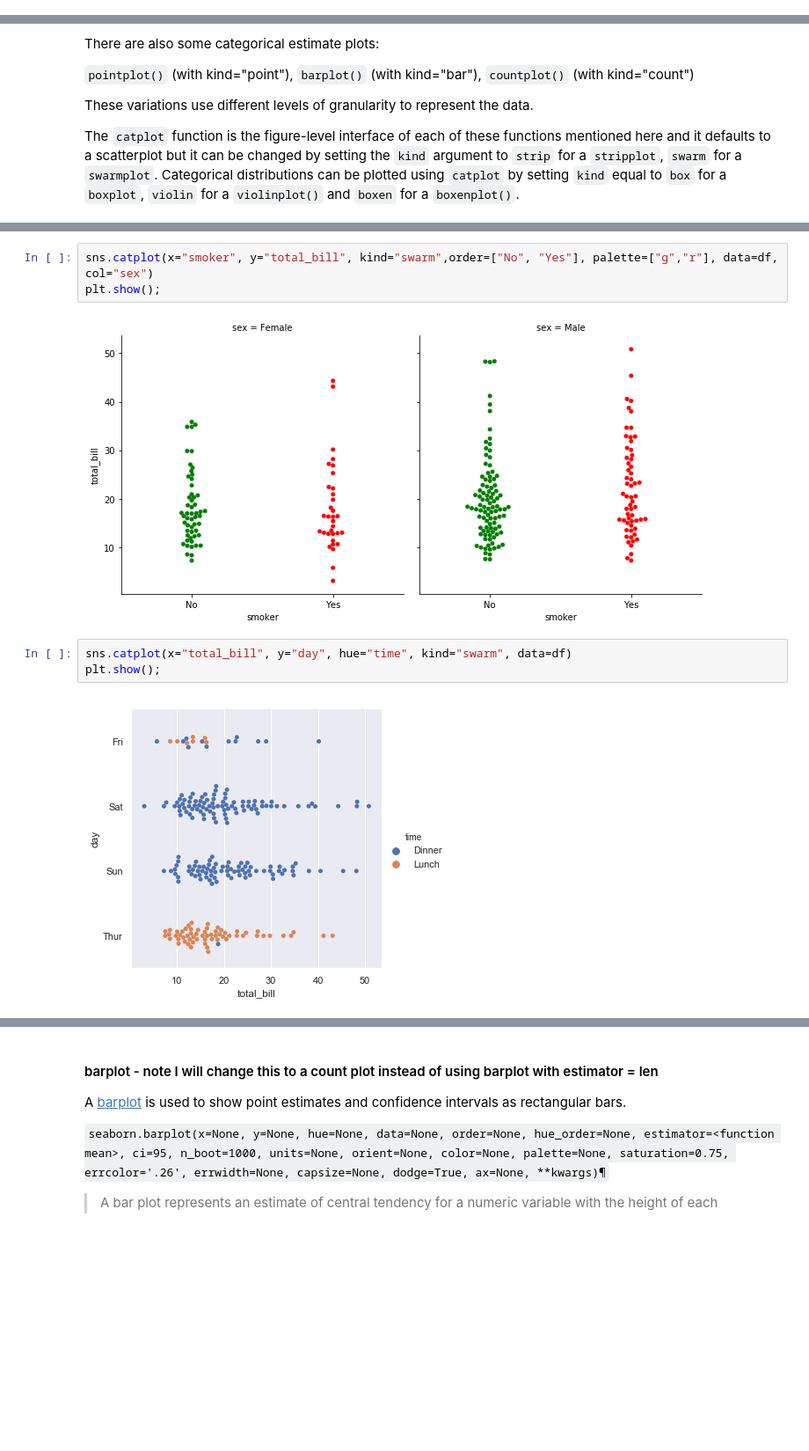
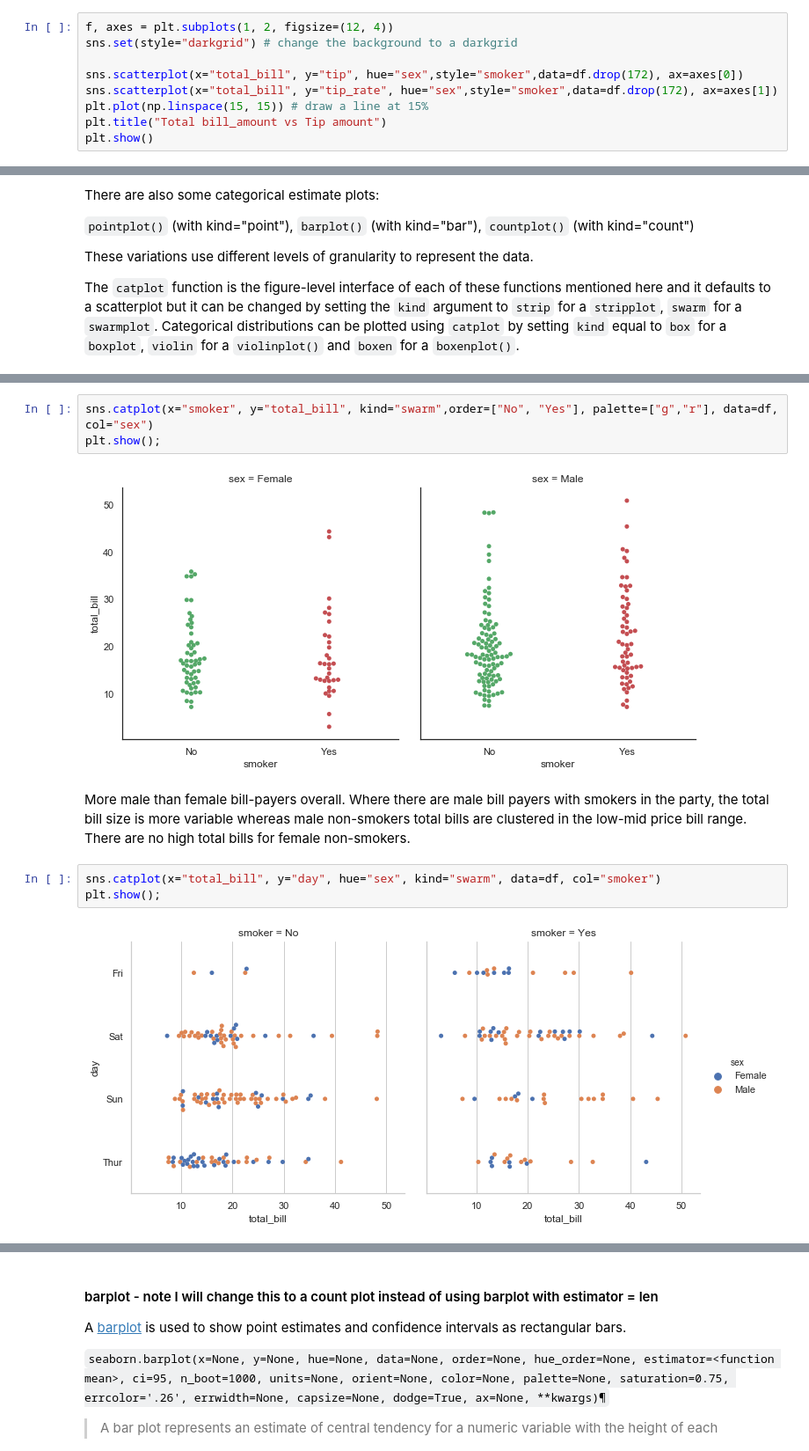
Before and after one commit to angela1C/Fundamentals-of-Data-Analysis-Project-2019, a Jupyter notebook: tips-project.ipynb, the cells around one changed output, grey strips where cells are left out. Shown: that part at 88% size. Cells and saved outputs as stored; diff of their text form; blank space fills up the shorter version.

```diff
--- a/tips-project.ipynb
+++ b/tips-project.ipynb
@@ -718,0 +721,9 @@ There is a lot of information in this plot when the additonal variables are show
+# %%
+f, axes = plt.subplots(1, 2, figsize=(12, 4))
+sns.set(style="darkgrid") # change the background to a darkgrid
+
+sns.scatterplot(x="total_bill", y="tip", hue="sex",style="smoker",data=df.drop(172), ax=axes[0])
+sns.scatterplot(x="total_bill", y="tip_rate", hue="sex",style="smoker",data=df.drop(172), ax=axes[1])
+plt.plot(np.linspace(15, 15)) # draw a line at 15%
+plt.title("Total bill_amount vs Tip amount")
+plt.show()
@@ -772,9 +786,11 @@ plt.show()
 sns.catplot(x="smoker", y="total_bill", kind="swarm",order=["No", "Yes"], palette=["g","r"], data=df, col="sex")
 plt.show();
 # %% [output]
-[figure, old version]
+[figure, new version]
+# %% [markdown]
+More male than female bill-payers overall. Where there are male bill payers with smokers in the party, the total bill size is more variable whereas male non-smokers total bills are clustered in the low-mid price bill range. There are no high total bills for female non-smokers.
 # %%
-sns.catplot(x="total_bill", y="day", hue="time", kind="swarm", data=df)
+sns.catplot(x="total_bill", y="day", hue="sex", kind="swarm", data=df, col="smoker")
 plt.show();
 # %% [output]
-[figure, old version]
+[figure, new version]
```
Also changed, not shown: parts of 22 cells of this notebook.
